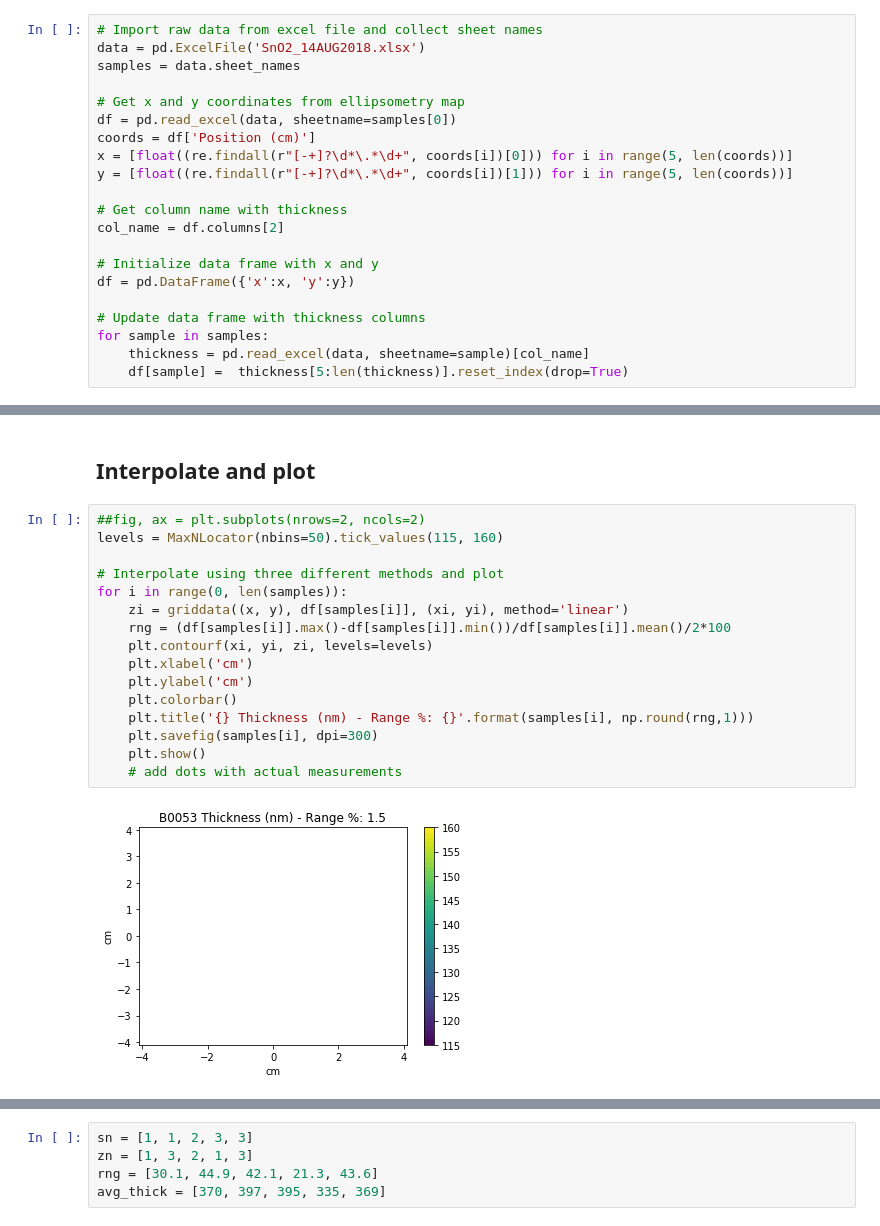
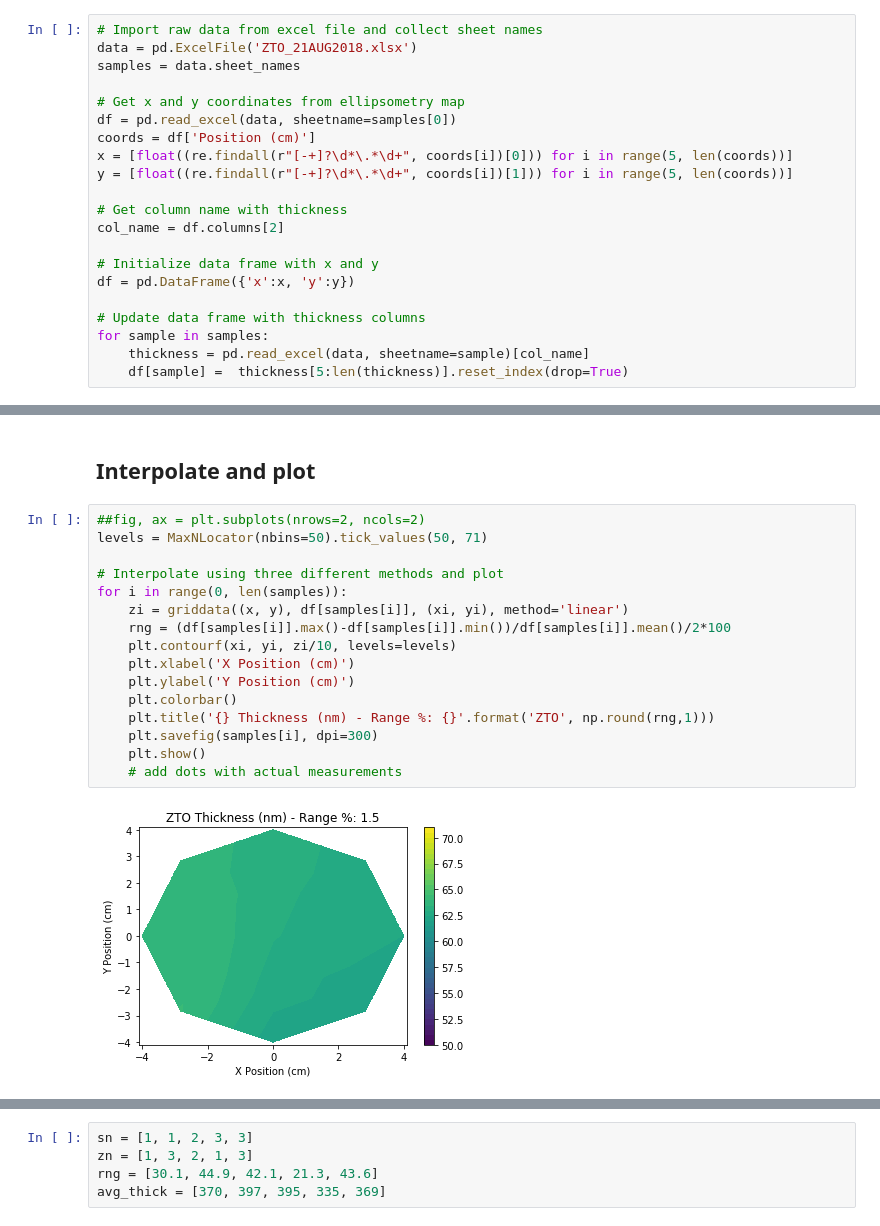
Before and after one commit to orlando-trejo/Dasgroupta, a Jupyter notebook: Ellipsometry/wafer_map.ipynb, the cells around one changed output, grey strips where cells are left out. Saved outputs shown, nothing was run; the diff lists cells and outputs as text.

Commit message:
new zto samples

```diff
--- a/Ellipsometry/wafer_map.ipynb
+++ b/Ellipsometry/wafer_map.ipynb
@@ -15,7 +15,7 @@ from matplotlib.ticker import MaxNLocator
 ## Import and clean data
 # %%
 # Import raw data from excel file and collect sheet names
-data = pd.ExcelFile('SnO2_14AUG2018.xlsx')
+data = pd.ExcelFile('ZTO_21AUG2018.xlsx')
 samples = data.sheet_names
 
 # Get x and y coordinates from ellipsometry map
@@ -44,19 +44,19 @@ xi,yi = np.meshgrid(xi,yi)
 ## Interpolate and plot
 # %%
 ##fig, ax = plt.subplots(nrows=2, ncols=2)
-levels = MaxNLocator(nbins=50).tick_values(115, 160)
+levels = MaxNLocator(nbins=50).tick_values(50, 71)
 
 # Interpolate using three different methods and plot
 for i in range(0, len(samples)):
     zi = griddata((x, y), df[samples[i]], (xi, yi), method='linear')
     rng = (df[samples[i]].max()-df[samples[i]].min())/df[samples[i]].mean()/2*100
-    plt.contourf(xi, yi, zi, levels=levels)
-    plt.xlabel('cm')
-    plt.ylabel('cm')
+    plt.contourf(xi, yi, zi/10, levels=levels)
+    plt.xlabel('X Position (cm)')
+    plt.ylabel('Y Position (cm)')
     plt.colorbar()
-    plt.title('{} Thickness (nm) - Range %: {}'.format(samples[i], np.round(rng,1)))
+    plt.title('{} Thickness (nm) - Range %: {}'.format('ZTO', np.round(rng,1)))
     plt.savefig(samples[i], dpi=300)
     plt.show()
     # add dots with actual measurements
 # %% [output]
-[figure, old version]
+[figure, new version]
```
Also changed, not shown: parts of 1 cell of this notebook, 3 other files.
